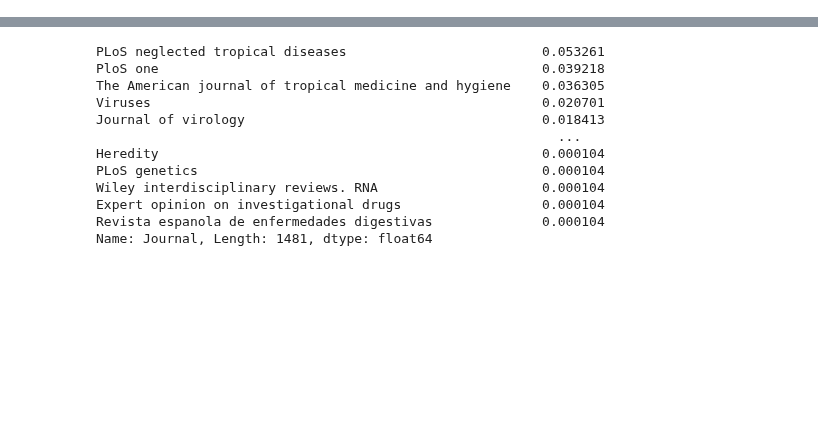
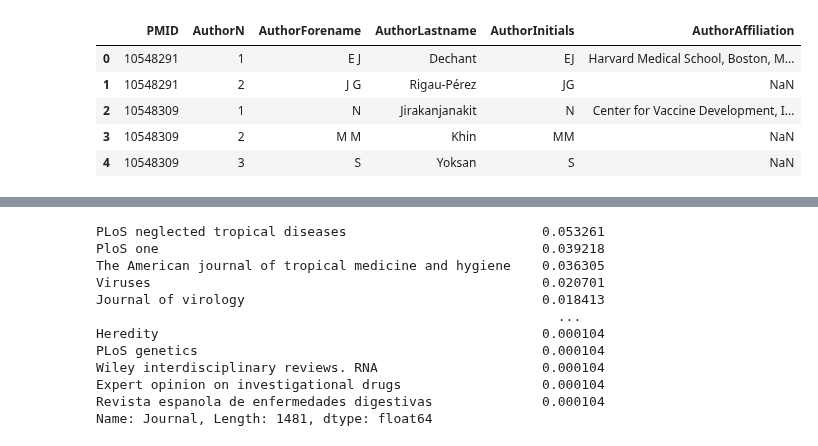
Before and after one commit to gnc506/Skills_Assessment, a Jupyter notebook: Skills_Assessment_2_asha.ipynb, the cells around one changed output, grey strips where cells are left out. Drawn from its saved outputs; the diff is of its cells as text; code cells hidden in the pictures; blank space fills up the shorter version.

```diff
--- a/Skills_Assessment_2_asha.ipynb
+++ b/Skills_Assessment_2_asha.ipynb
@@ -40,0 +30,9 @@ df_articles.head(), df_authors.head(), df_paper_counts.head()
+# %%
+df_authors.head()
+# %% [output]
+|  | PMID | AuthorN | AuthorForename | AuthorLastname | AuthorInitials | AuthorAffiliation |
+| 0 | 10548291 | 1 | E J | Dechant | EJ | Harvard Medical School, Boston, M... |
+| 1 | 10548291 | 2 | J G | Rigau-Pérez | JG | NaN |
+| 2 | 10548309 | 1 | N | Jirakanjanakit | N | Center for Vaccine Development, I... |
+| 3 | 10548309 | 2 | M M | Khin | MM | NaN |
+| 4 | 10548309 | 3 | S | Yoksan | S | NaN |
```
Also changed, not shown: parts of 8 cells of this notebook.
